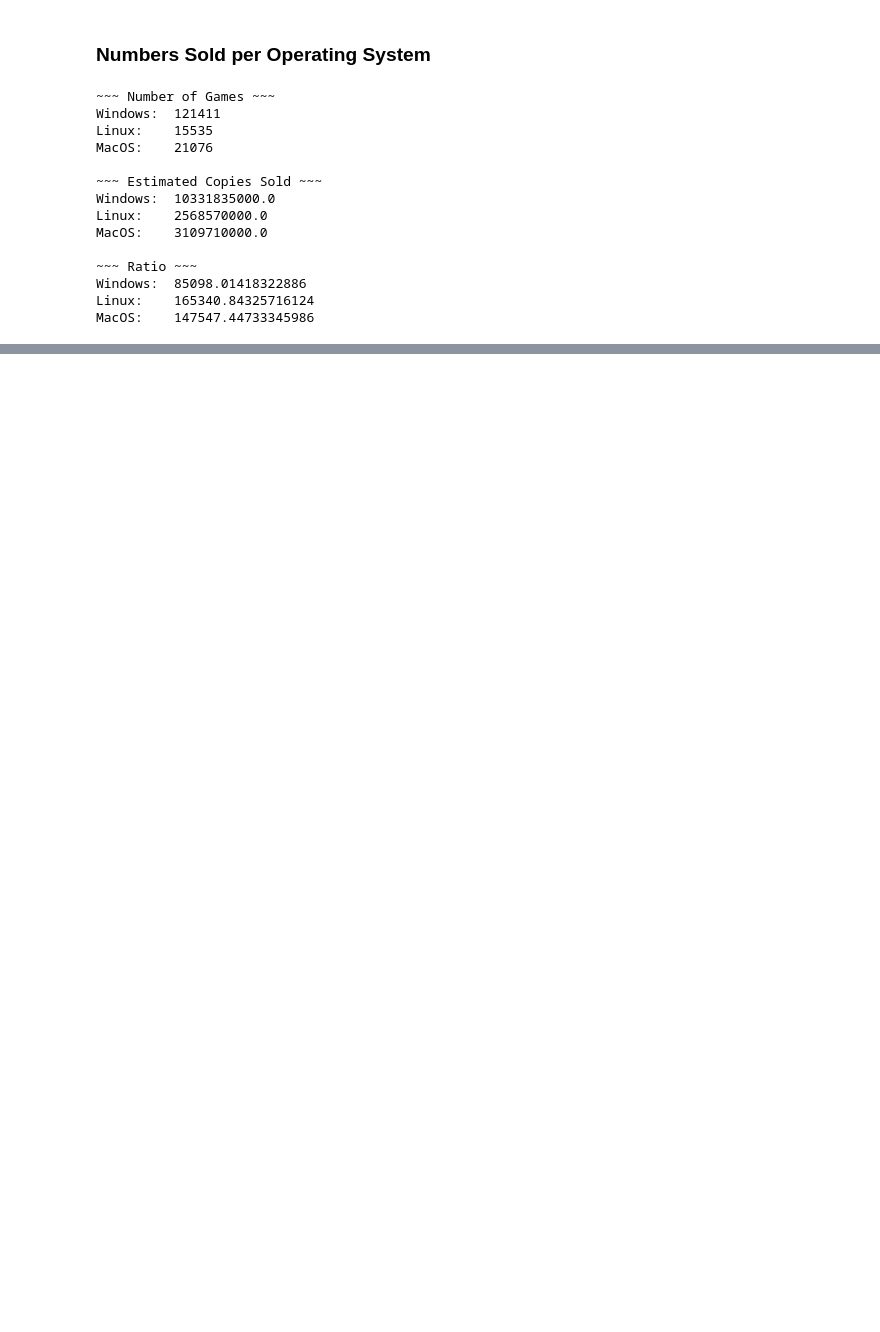
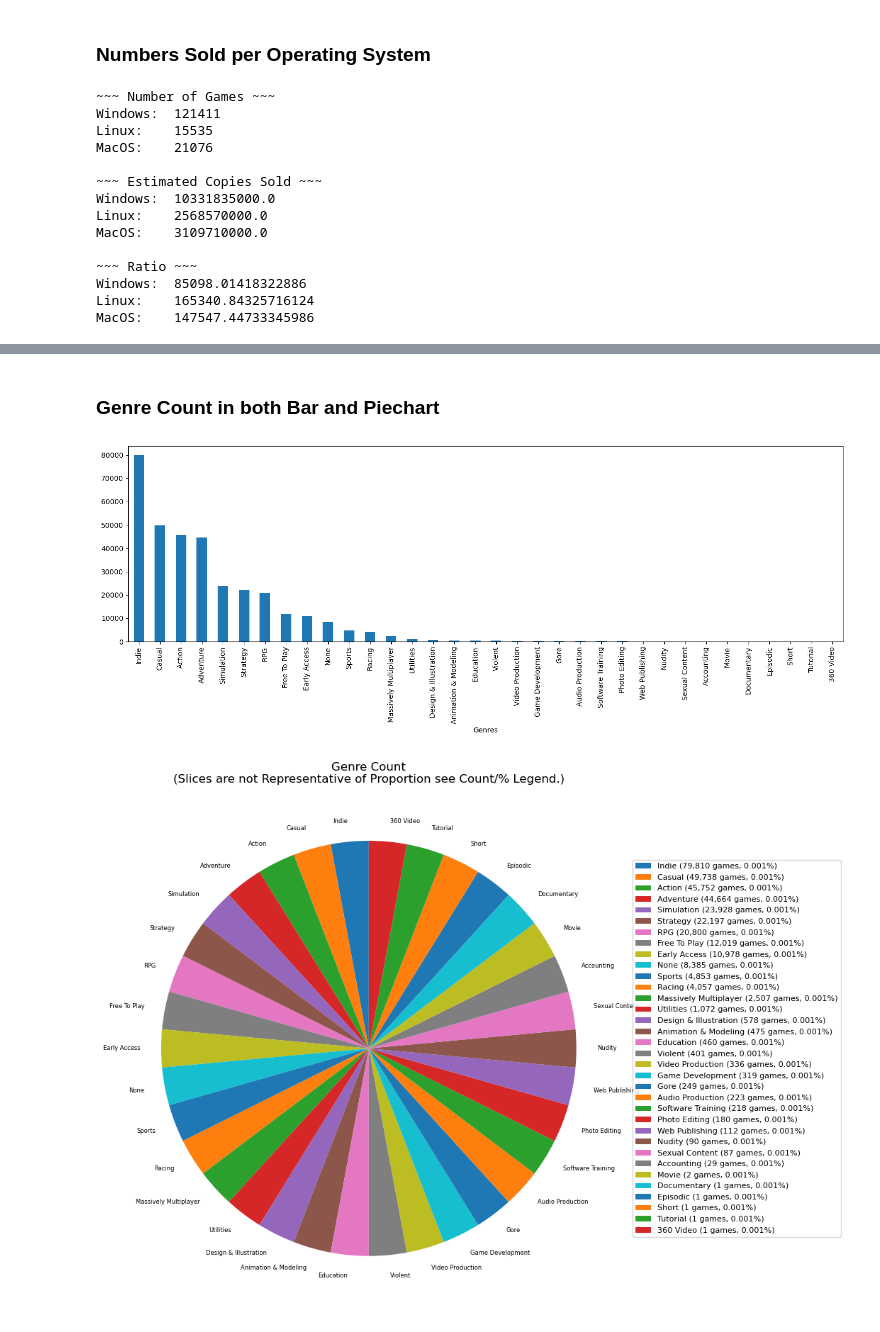
Before and after one commit to jwieland-buffalo/End-to-End-Big-Data-Pipeline-Project-1-, a Jupyter notebook: driver.ipynb, the cells around one changed output, grey strips where cells are left out. Drawn from its saved outputs; the diff is of its cells as text; code cells hidden in the pictures; blank space fills up the shorter version.

```diff
--- a/driver.ipynb
+++ b/driver.ipynb
@@ -235,0 +312,30 @@ MacOS:    147547.44733345986
+# %% [markdown]
+### Genre Count in both Bar and Piechart
+# %%
+genre_counts = df["Genres"].explode().str.strip().value_counts()
+
+plt.figure(figsize = (15, 6))
+genre_counts.plot(kind = "bar")
+plt.xticks(rotation = 90)
+plt.tight_layout()
+plt.show()
+
+labels = []
+for genre, count in genre_counts.items():
+    count / genre_counts.sum() * 100
+    labels.append(f"{genre} ({count:,} games, {pct:.3f}%)")
+
+plt.figure(figsize=(10, 8))
+patches, texts = plt.pie([1] * len(genre_counts),
+    labels = list(genre_counts.index),
+    labeldistance = 1.1,
+    startangle = 90,
+    textprops = {"fontsize": 6})
+
+plt.legend(patches, labels, loc = "center left", bbox_to_anchor = (1, 0.5), fontsize = 8)
+plt.title("Genre Count\n(Slices are not Representative of Proportion see Count/% Legend.)")
+plt.tight_layout()
+plt.show()
+# %% [output]
+[figure, added]
+[figure, added]
```
Also changed, not shown: parts of 12 cells of this notebook.
